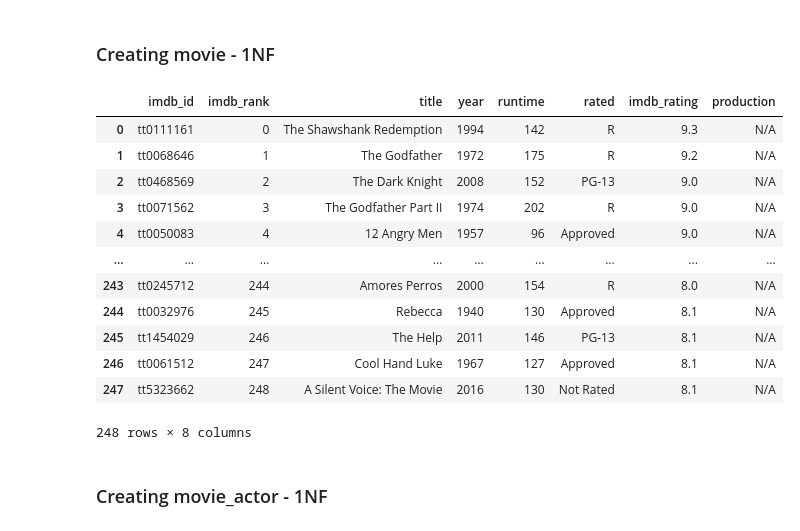
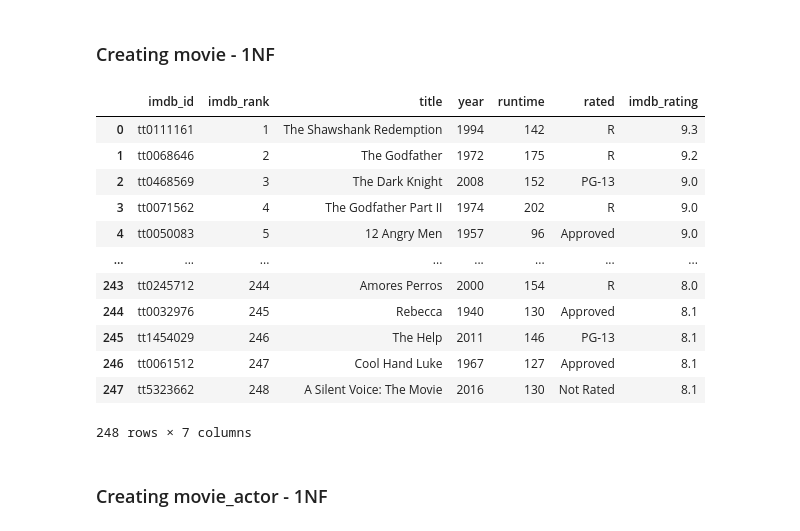
Before and after one commit to johanpramudito/ETL-Melodi, a Jupyter notebook: Transform/Transform.ipynb, the cells around one changed output. Saved outputs shown, nothing was run; the diff lists cells and outputs as text; code cells hidden in the pictures.

```diff
--- a/Transform/Transform.ipynb
+++ b/Transform/Transform.ipynb
@@ -104,46 +104,51 @@ year_df = pd.DataFrame(year_df)
 runtime_df = df_movie['Runtime'].str.split(" ", expand=True)
 
 # Naming columns
 runtime_df.columns = ['number', 'string']
 
 # Dropping minutes
 runtime_df = runtime_df.drop(columns = 'string')
 
 # Renaming column headers
 df_movie = df_movie.rename(columns = {'index': 'imdb_rank',
                                      'imdbID': 'imdb_id',
                                      'Title': 'title',
                                      'Year': 'year-old',
                                      'Runtime': 'runtime-old',
                                      'Rated': 'rated',
                                      'imdbRating': 'imdb_rating',
                                      'Production': 'production'
                                     })
 
 # Combining dataframes by assign function
 df_combined_movie = df_movie.assign(year = year_df)
 df_combined_movie = df_combined_movie.assign(runtime = runtime_df)
 
+# Reset index to start imdb_rank from 1
+df_combined_movie.reset_index(drop=True, inplace=True)
+df_combined_movie['imdb_rank'] = df_combined_movie.index + 1
+
 # Show IMDB ID, Title, release year, runtime, movie rating, imdb rating, production
 df_combined_movie = df_combined_movie [['imdb_id','imdb_rank', 'title', 'year', 'runtime', 'rated', 'imdb_rating', 'production']]
 
 # Cleaning data by removing rows with no data available
 df_combined_movie = df_combined_movie.dropna(how = 'any')
+df_combined_movie = df_combined_movie.drop(columns=['production'])
 df_combined_movie
 # %% [output]
-|  | imdb_id | imdb_rank | title | year | runtime | rated | imdb_rating | production |
-| 0 | tt0111161 | 0 | The Shawshank Redemption | 1994 | 142 | R | 9.3 | N/A |
-| 1 | tt0068646 | 1 | The Godfather | 1972 | 175 | R | 9.2 | N/A |
-| 2 | tt0468569 | 2 | The Dark Knight | 2008 | 152 | PG-13 | 9.0 | N/A |
-| 3 | tt0071562 | 3 | The Godfather Part II | 1974 | 202 | R | 9.0 | N/A |
-| 4 | tt0050083 | 4 | 12 Angry Men | 1957 | 96 | Approved | 9.0 | N/A |
-| ... | ... | ... | ... | ... | ... | ... | ... | ... |
-| 243 | tt0245712 | 244 | Amores Perros | 2000 | 154 | R | 8.0 | N/A |
-| 244 | tt0032976 | 245 | Rebecca | 1940 | 130 | Approved | 8.1 | N/A |
-| 245 | tt1454029 | 246 | The Help | 2011 | 146 | PG-13 | 8.1 | N/A |
-| 246 | tt0061512 | 247 | Cool Hand Luke | 1967 | 127 | Approved | 8.1 | N/A |
-| 247 | tt5323662 | 248 | A Silent Voice: The Movie | 2016 | 130 | Not Rated | 8.1 | N/A |
+|  | imdb_id | imdb_rank | title | year | runtime | rated | imdb_rating |
+| 0 | tt0111161 | 1 | The Shawshank Redemption | 1994 | 142 | R | 9.3 |
+| 1 | tt0068646 | 2 | The Godfather | 1972 | 175 | R | 9.2 |
+| 2 | tt0468569 | 3 | The Dark Knight | 2008 | 152 | PG-13 | 9.0 |
+| 3 | tt0071562 | 4 | The Godfather Part II | 1974 | 202 | R | 9.0 |
+| 4 | tt0050083 | 5 | 12 Angry Men | 1957 | 96 | Approved | 9.0 |
+| ... | ... | ... | ... | ... | ... | ... | ... |
+| 243 | tt0245712 | 244 | Amores Perros | 2000 | 154 | R | 8.0 |
+| 244 | tt0032976 | 245 | Rebecca | 1940 | 130 | Approved | 8.1 |
+| 245 | tt1454029 | 246 | The Help | 2011 | 146 | PG-13 | 8.1 |
+| 246 | tt0061512 | 247 | Cool Hand Luke | 1967 | 127 | Approved | 8.1 |
+| 247 | tt5323662 | 248 | A Silent Voice: The Movie | 2016 | 130 | Not Rated | 8.1 |
-248 rows × 8 columns
+248 rows × 7 columns
 # %%
 # Saving DataFrame to csv file
 df_combined_movie.to_csv('../Output/Transform_Results/movie.csv', index=False)
```
Also changed, not shown: 18 other files.
